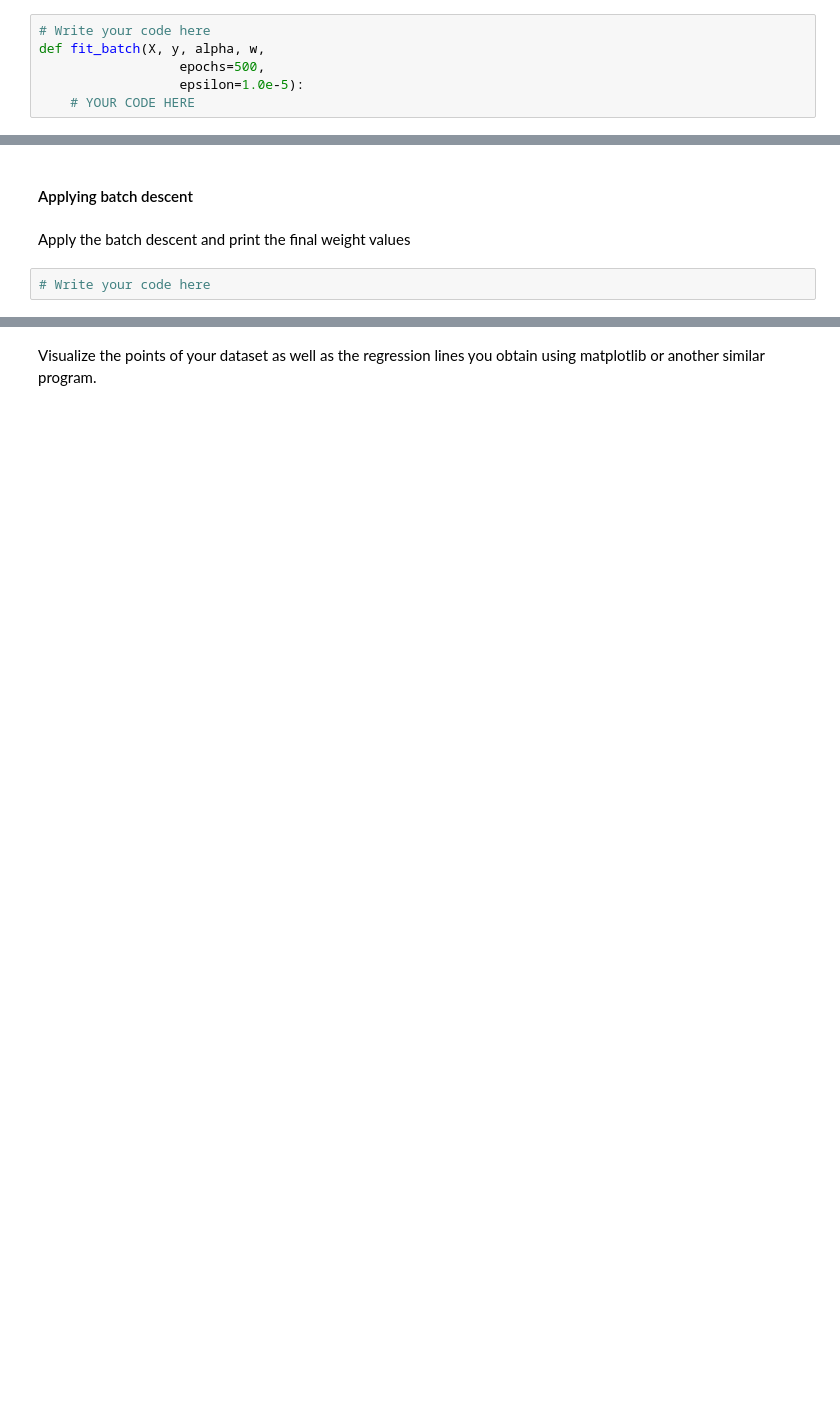
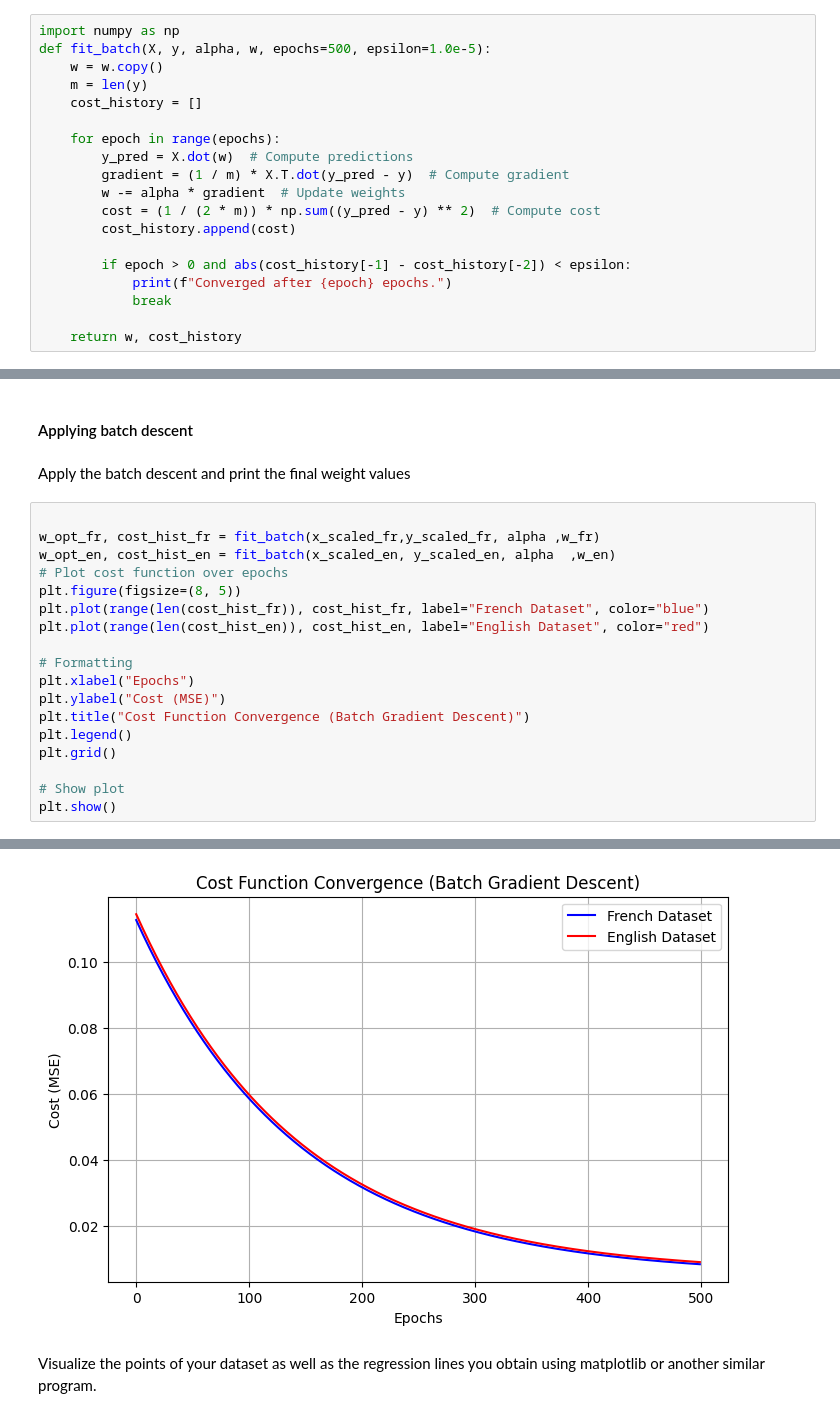
Before and after one commit to Aidan-harrer/AI-Bullshit, a Jupyter notebook: Project_three/ai_lab_perceptron_students.ipynb, the cells around one changed output, grey strips where cells are left out. Drawn from its saved outputs; the diff is of its cells as text; blank space fills up the shorter version.

```diff
--- a/Project_three/ai_lab_perceptron_students.ipynb
+++ b/Project_three/ai_lab_perceptron_students.ipynb
@@ -149,11 +135,24 @@ Implement the descent functions. You will pass `X`, `y`, the learning rate in th
 # %% [markdown]
 Batch descent
 # %%
-# Write your code here
-def fit_batch(X, y, alpha, w,
-                  epochs=500,
-                  epsilon=1.0e-5):
-    # YOUR CODE HERE
+import numpy as np
+def fit_batch(X, y, alpha, w, epochs=500, epsilon=1.0e-5):
+    w = w.copy()
+    m = len(y)
+    cost_history = []
+
+    for epoch in range(epochs):
+        y_pred = X.dot(w)  # Compute predictions
+        gradient = (1 / m) * X.T.dot(y_pred - y)  # Compute gradient
+        w -= alpha * gradient  # Update weights
+        cost = (1 / (2 * m)) * np.sum((y_pred - y) ** 2)  # Compute cost
+        cost_history.append(cost)
+
+        if epoch > 0 and abs(cost_history[-1] - cost_history[-2]) < epsilon:
+            print(f"Converged after {epoch} epochs.")
+            break
+
+    return w, cost_history
 # %% [markdown]
 Stochastic descent
 # %%
@@ -167,4 +167,21 @@ def fit_stoch(X, y, alpha, w,
 # %% [markdown]
 Apply the batch descent and print the final weight values
 # %%
-# Write your code here
+
+w_opt_fr, cost_hist_fr = fit_batch(x_scaled_fr,y_scaled_fr, alpha ,w_fr)
+w_opt_en, cost_hist_en = fit_batch(x_scaled_en, y_scaled_en, alpha  ,w_en)
+# Plot cost function over epochs
+plt.figure(figsize=(8, 5))
+plt.plot(range(len(cost_hist_fr)), cost_hist_fr, label="French Dataset", color="blue")
+plt.plot(range(len(cost_hist_en)), cost_hist_en, label="English Dataset", color="red")
+
+# Formatting
+plt.xlabel("Epochs")
+plt.ylabel("Cost (MSE)")
+plt.title("Cost Function Convergence (Batch Gradient Descent)")
+plt.legend()
+plt.grid()
+
+# Show plot
+plt.show()
+# %% [output]
@@ -171,3 +189,4 @@ Apply the batch descent and print the final weight values
+[figure, added]
 # %% [markdown]
 Visualize the points of your dataset as well as the regression lines you obtain using matplotlib or another similar program.
 # %%
```
Also changed, not shown: parts of 16 cells of this notebook.
